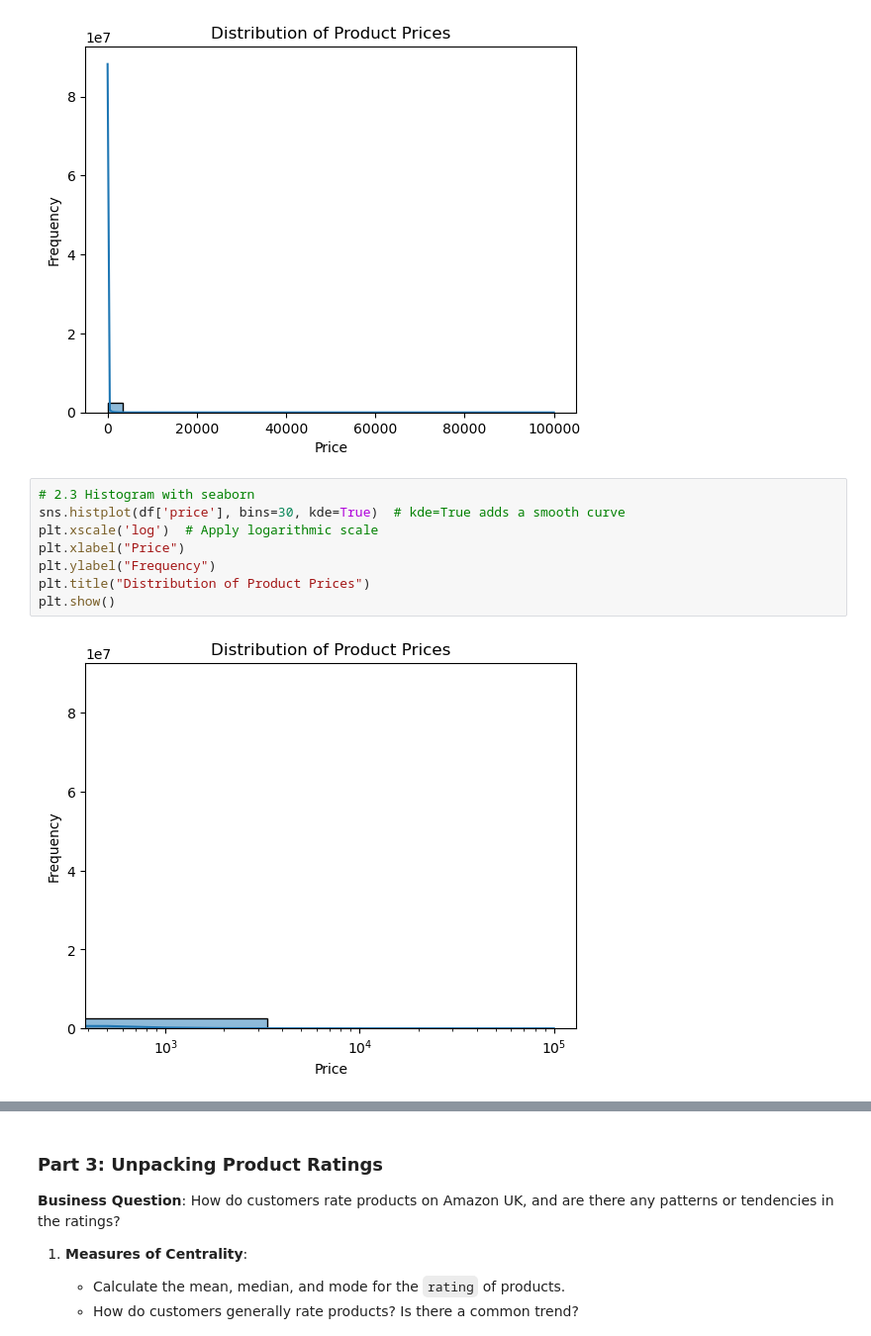
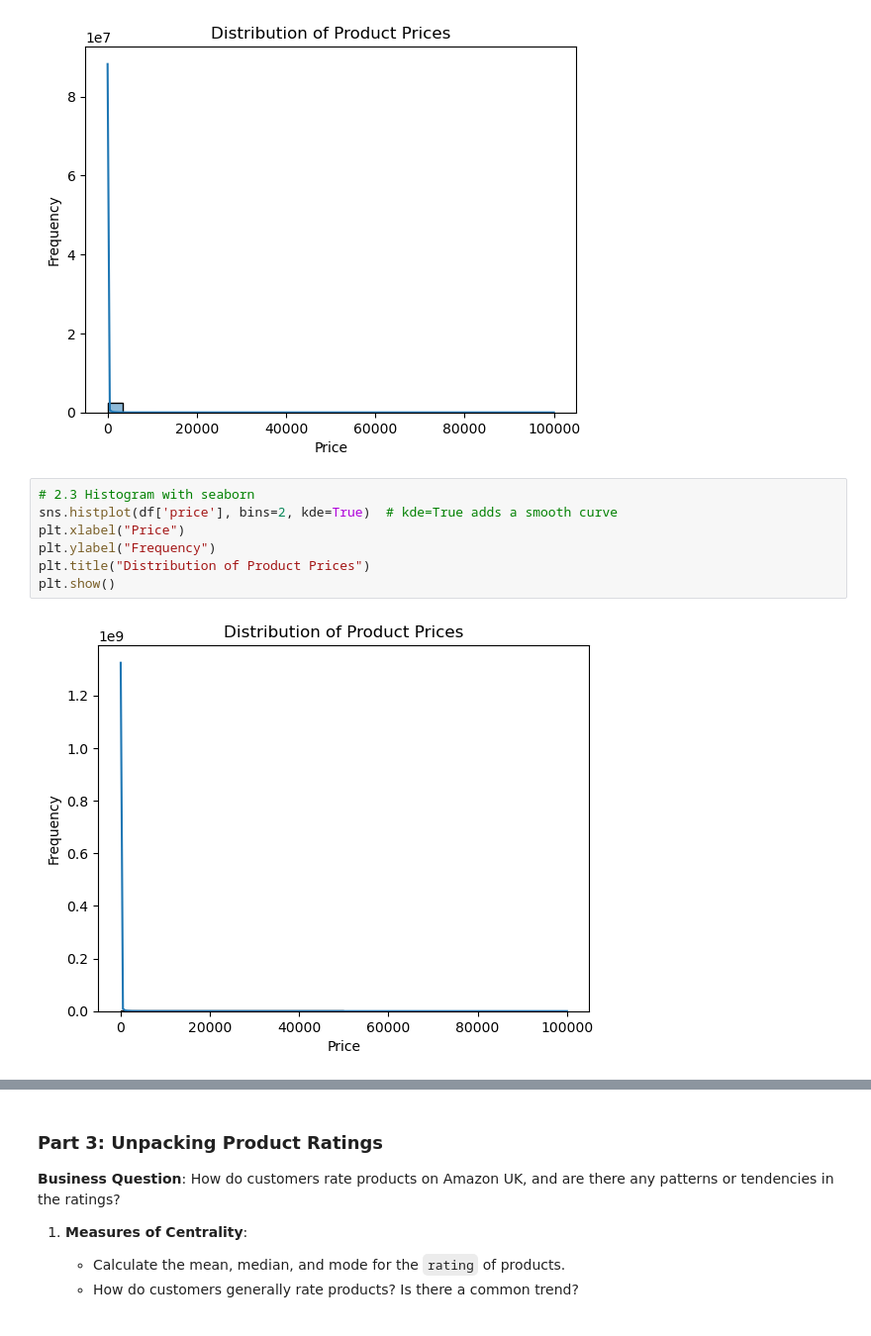
Before and after one commit to data-bootcamp-v4/lab-eda-univariate, a Jupyter notebook: lab-EDA-univariate.ipynb, the cells around one changed output, grey strips where cells are left out. Shown at 99% size. Cells and saved outputs as stored; diff of their text form.

```diff
--- a/lab-EDA-univariate.ipynb
+++ b/lab-EDA-univariate.ipynb
@@ -228,14 +228,13 @@ plt.show()
 [figure]
 # %%
 # 2.3 Histogram with seaborn
-sns.histplot(df['price'], bins=30, kde=True)  # kde=True adds a smooth curve
-plt.xscale('log')  # Apply logarithmic scale
+sns.histplot(df['price'], bins=2, kde=True)  # kde=True adds a smooth curve
 plt.xlabel("Price")
 plt.ylabel("Frequency")
 plt.title("Distribution of Product Prices")
 plt.show()
 # %% [output]
-[figure, old version]
+[figure, new version]
 # %%
 # 2.3 Histogram with seaborn with adjusted bins
 bins = list(range(0, 10001, 1000)) + [50000, 100000]
```
Also changed, not shown: parts of 4 cells of this notebook.
